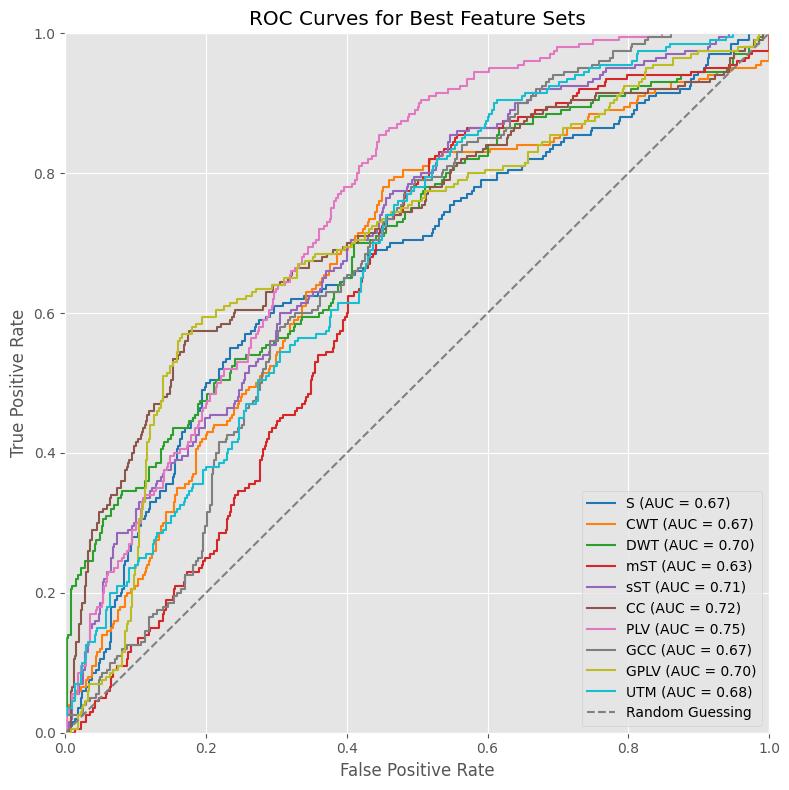
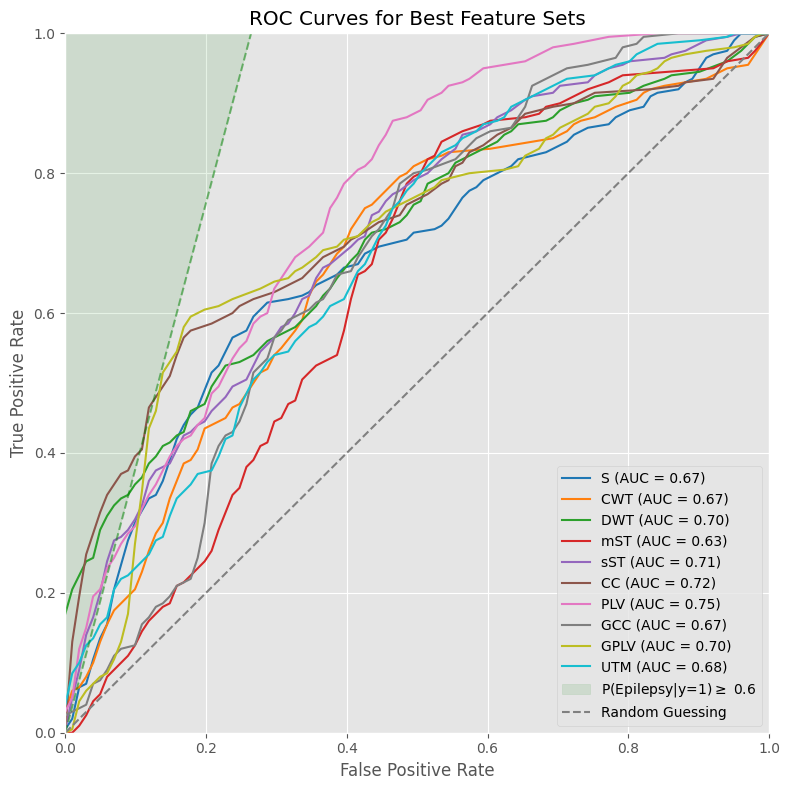
The change to this notebook cell's code, shown as a diff; its figure went from the first image to the second:
--- before
+++ after
@@ -6,4 +6,5 @@
     predictions_files = get_predictions_files(DATADIR, montage, feature_type, length, combiner, seeds, epochs=False)
 
+    flag = False
     roc_data = []
     preds=pd.DataFrame(columns=['y_tests','y_scores'])
@@ -13,4 +14,9 @@
         y_pred = df['y_scores'].values
 
+        if flag == False:# count healthy and epleptic in y true
+            n_epileptic = np.sum(y_true)
+            n_healthy = len(y_true) - n_epileptic
+            flag = True
+        # Compute ROC curve
         fpr, tpr, thresholds = metrics.roc_curve(y_true, y_pred)
         roc_data.append((fpr, tpr, thresholds))
@@ -22,6 +28,15 @@
     fpr_pooled, tpr_pooled, _ = metrics.roc_curve(y_true=y_true, y_score=y_pred)
     auc_pooled = metrics.auc(fpr_pooled, tpr_pooled)
-    plt.plot(fpr_pooled, tpr_pooled, label=f'{featnames[feature_type]} (AUC = {auc_pooled:.2f})', color=colors[feat_types.index(feature_type)], linestyle='solid')
+    plt.plot(fpr, tpr, label=f'{featnames[feature_type]} (AUC = {auc_pooled:.2f})', color=colors[feat_types.index(feature_type)], linestyle='solid')
     print(f'{feature_type} Pooled AUC: {auc_pooled:.2f}')
+
+
+slope = compute_threshold_slope(n_epileptic, n_healthy, posterior_threshold=0.6)
+
+print(f'Slope for threshold 0.6: {slope:.2f}')
+# plot a line with this slope, limit the y axis to [0, 1]
+plt.plot([0, 1], [0, slope], '--', color='green', alpha=0.5)
+#fill above the line
+plt.fill_between([0, 1], [0, slope],[1, slope], color='green', alpha=0.1, label='P(Epilepsy|y=1)$ \geq $ 0.6')
 plt.title('ROC Curves for Best Feature Sets')
 
@@ -34,2 +49,4 @@
 plt.grid(True)
 plt.tight_layout()
+plt.savefig('emc_ss_whole_roc.pdf', bbox_inches='tight')
+plt.show()

Commit: added shap, more plotting utils